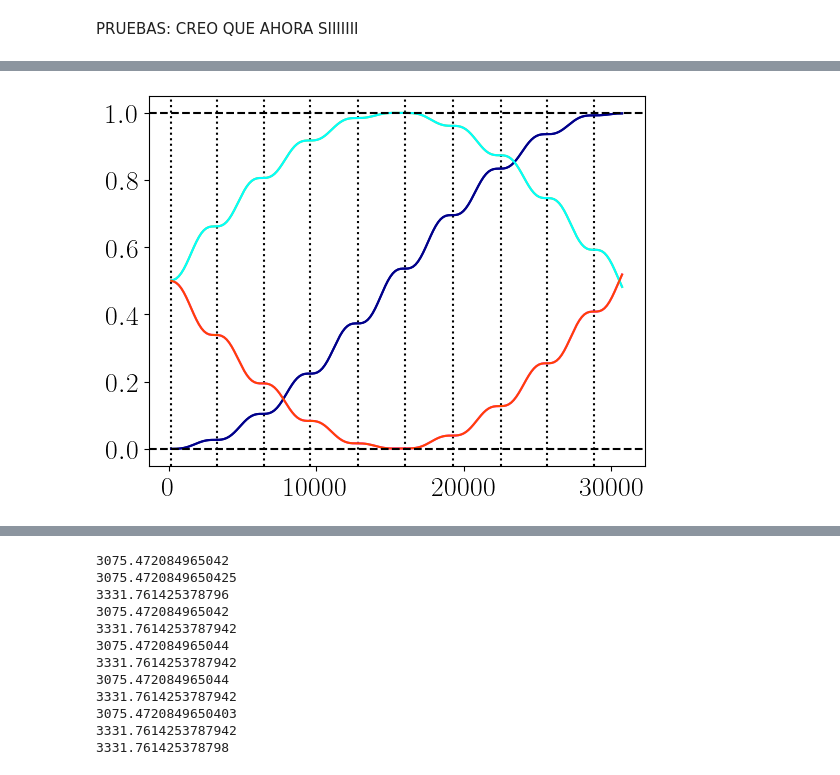
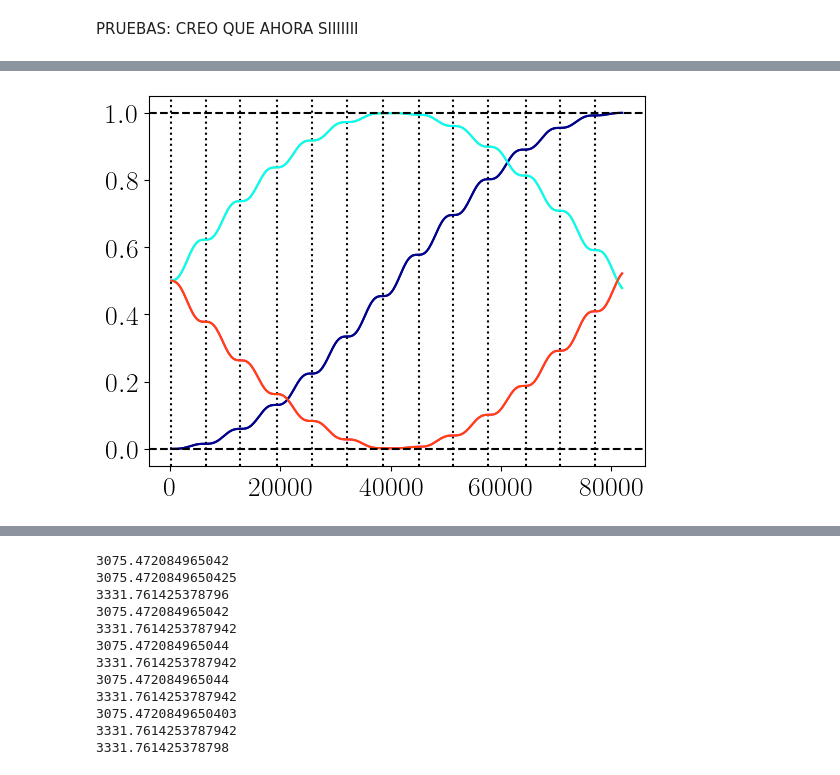
Before and after one commit to Jmalcrow/TFM, a Jupyter notebook: TIME_EVOLUTION_EQUALGAP.ipynb, the cells around one changed output, grey strips where cells are left out. Cells and saved outputs as stored; diff of their text form; code cells hidden in the pictures.

```diff
--- a/TIME_EVOLUTION_EQUALGAP.ipynb
+++ b/TIME_EVOLUTION_EQUALGAP.ipynb
@@ -53,14 +55,14 @@ alpha2=(1j*(E_Cj_2/E_L_2)**(1.0/4.0))
 #1ST VALUES
 
 #OJOOOO SE CAMBIA CON CADA SET OF VALUES
-epsilon_n=0.01*0.5
-epsilon_phi=(0.022776*np.pi)
+epsilon_n=0.005*0.5
+epsilon_phi=(0.011386*np.pi)
 
 #T=200*1/0.083
-T=30*1/0.00195092           #5.5*1/0.00195092
+T=80*1/0.00097546        #5.5*1/0.00195092
 print(T)
 #N_time=10000
-N_time=120
+N_time=400
 Delta_t=T/N_time
 print(Delta_t)
 time_array=np.linspace(Delta_t,T,N_time)
@@ -219,8 +221,8 @@ def calculate_overlap(vect1,vect2):
 #THESE ARE LOAD FOR M=20,N=50
 #EIGENVECTS_NG=np.load('EIGVECTS_NG.npy')
 #EIGENVECTS_PHIEXT=np.load('EIGVECTS_PHIEXT.npy')
-EIGENVECTS2_NG=np.load('EIGVECTS2_NG_EG_1.npy')
-EIGENVECTS2_PHIEXT=np.load('EIGVECTS2_PHIEXT_EG_1.npy')
+EIGENVECTS2_NG=np.load('EIGVECTS2_NG_EG_3.npy')
+EIGENVECTS2_PHIEXT=np.load('EIGVECTS2_PHIEXT_EG_3.npy')
 #print("SET 1 FOR NG =>",EIGENVECTS_NG)
 #print("SET 1 FOR PHI_EXT =>",EIGENVECTS_PHIEXT)
 #print("SET 2 FOR NG =>",EIGENVECTS2_NG)
@@ -336,71 +344,81 @@ plt.plot(time_array,Overlap2_GS_NG,label=r"$\mathcal{O}_{n_{\rm g, 1}}$", color=
 #plt.text(12814.467020687676, 0.24777916105284386,r"$\omega_2$")
 #plt.plot(19221.700531031514,0.31124743468783095, 'ro')
 #plt.annotate("", xy=(19221.700531031514, 0.22421773197138237), xytext=(16146.22844606647, 0.22421773197138237), arrowprops=dict(arrowstyle='<->', color="red"))
+plt.axvline(205.03147233100282, color='black', linestyle='dotted')
 #plt.text(16146.22844606647, 0.32421773197138237,r"$\omega_1$")
-#plt.axvline(170.85956027583566, color='black', linestyle='dotted')
 #plt.plot(22553.46195641031,0.405687137182611, 'ro')
 #plt.annotate("", xy=(22553.46195641031, 0.31124743468783095), xytext=(19221.700531031514, 0.31124743468783095), arrowprops=dict(arrowstyle='<->', color="red"))
 #plt.text(19221.700531031514, 0.41124743468783095,r"$\omega_2$")
-#plt.axvline(3246.3316452408776, color='black', linestyle='dotted')
+#plt.axvline(2187.0621604073403, color='black', linestyle='dotted')
 #plt.plot(25628.934041375353,0.5037498148895604, 'ro')
 #plt.annotate("", xy=(25628.934041375353, 0.405687137182611), xytext=(22553.46195641031, 0.405687137182611), arrowprops=dict(arrowstyle='<->', color="red"))
+#plt.axvline(4237.432935789222, color='black', linestyle='dotted')
 #plt.text(22553.46195641031, 0.505687137182611,r"$\omega_1$")
-#plt.axvline(6492.663290481755, color='black', linestyle='dotted')
 #plt.plot(28960.695466754147,0.6016795255624605, 'ro')
 #plt.annotate("", xy=(28960.695466754147, 0.5037498148895604), xytext=(25628.934041375353, 0.5037498148895604), arrowprops=dict(arrowstyle='<->', color="red"))
 #plt.text(25628.934041375353, 0.6037498148895604,r"$\omega_2$")
-#plt.axvline(9568.135375446798, color='black', linestyle='dotted')
+plt.axvline(6561.00711459209, color='black', linestyle='dotted')
 #plt.plot(32036.167551719187,0.6956771895474363, 'ro')
 #plt.annotate("", xy=(32036.167551719187, 0.6016795255624605), xytext=(28960.695466754147, 0.6016795255624605), arrowprops=dict(arrowstyle='<->', color="red"))
+plt.axvline(12711.951284522174, color='black', linestyle='dotted')
 #plt.text(28960.695466754147, 0.7016795255624605,r"$\omega_1$")
-#plt.axvline(12814.467020687674, color='black', linestyle='dotted')
 #plt.plot(35367.92897709798,0.7820428041370546, 'ro')
 #plt.annotate("", xy=(35367.92897709798, 0.6956771895474363), xytext=(32036.167551719187, 0.6956771895474363), arrowprops=dict(arrowstyle='<->', color="red"))
 #plt.text(32036.167551719187, 0.7956771895474363,r"$\omega_2$")
-#plt.axvline(16060.798665928553, color='black', linestyle='dotted')
+plt.axvline(19477.98987144527, color='black', linestyle='dotted')
 #plt.plot(38699.69040247678,0.8575615690874825, 'ro')
 #plt.annotate("", xy=(38699.69040247678, 0.7820428041370546), xytext=(35367.92897709798, 0.7820428041370546), arrowprops=dict(arrowstyle='<->', color="red"))
-#plt.text(35367.92897709798, 0.8820428041370546,r"$\omega_2$")
-#plt.axvline(19307.13031116943, color='black', linestyle='dotted')
+##plt.text(35367.92897709798, 0.8820428041370546,r"$\omega_2$")
+plt.axvline(25833.965513706356, color='black', linestyle='dotted')
 
 plt.plot(time_array,Overlap2_GS_NG_comparison_phi0,label=r"$\mathcal{O}_{\varphi_{\rm ext, 0} } $" , color= "yellowgreen")
+#plt.axvline(15036.052352800465, color='black', linestyle='dotted')
 #plt.plot(256.2893404137535,0.5009500341989357, 'ro')
-#plt.axvline(22553.46195641031, color='black', linestyle='dotted')
 #plt.plot(3331.7614253787956,0.5982068469070521, 'ro')
 #plt.annotate("", xy=(3331.7614253787956, 0.5009500341989357), xytext=(256.2893404137535, 0.5009500341989357), arrowprops=dict(arrowstyle='<->', color="red"))
 #plt.text(256.2893404137535, 0.5209500341989357,r"$\omega_1$")
-#plt.axvline(25628.93404137535, color='black', linestyle='dotted')
+plt.axvline(32189.941155967445, color='black', linestyle='dotted')
 #print(3331.7614253787956-256.2893404137535)
 #plt.plot(6407.233510343838,0.6922207364876315, 'ro')
 #plt.annotate("", xy=(6407.233510343838, 0.5982068469070521), xytext=(3331.7614253787956, 0.5982068469070521), arrowprops=dict(arrowstyle='<->', color="red"))
+plt.axvline(38545.91679822853, color='black', linestyle='dotted')
 #plt.text(3331.7614253787956, 0.6182068469070521,r"$\omega_1$")
-#plt.axvline(28875.26568661623, color='black', linestyle='dotted')
 #print(6407.233510343838-3331.7614253787956)
 #plt.plot(9738.994935722634,0.7790707238522113, 'ro')
 #plt.annotate("", xy=(9738.994935722634, 0.6922207364876315), xytext=(6407.233510343838, 0.6922207364876315), arrowprops=dict(arrowstyle='<->', color="red"))
 #plt.text(6407.233510343838, 0.7122207364876315,r"$\omega_2$")
-#plt.axvline(32103.612114985965, color='black', linestyle='dotted')
+plt.axvline(45106.92391282062, color='black', linestyle='dotted')
 #print(9738.994935722634-6407.233510343838)
 #plt.plot(12814.467020687676,0.8548808348604641, 'ro')
 #plt.annotate("", xy=(12814.467020687676, 0.7790707238522113), xytext=(9738.994935722634, 0.7790707238522113), arrowprops=dict(arrowstyle='<->', color="red"))
 #plt.text(9738.994935722634, 0.7990707238522113,r"$\omega_1$")
-#plt.axvline(35502.818103631536, color='black', linestyle='dotted')
+plt.axvline(51257.868082750705, color='black', linestyle='dotted')
 #print(12814.467020687676-9738.994935722634)
 #plt.plot(16146.22844606647,0.9170677620336155, 'ro')
 #plt.annotate("", xy=(16146.22844606647, 0.8548808348604641), xytext=(12814.467020687676, 0.8548808348604641), arrowprops=dict(arrowstyle='<->', color="red"))
-#plt.text(12814.467020687676, 0.8748808348604641,r"$\omega_2$")
-#plt.axvline(38750.94827055953, color='black', linestyle='dotted')
-#plt.axvline(41749.53355340045, color='black', linestyle='dotted')
-#plt.axvline(45209.43964898612, color='black', linestyle='dotted')
-#print(3246.3316452408776-170.85956027583566)
-#print(6492.663290481755-3246.3316452408776)
-#print(9568.135375446798-6492.663290481755)
-#print(12814.467020687674-9568.135375446798)
-#print(16060.798665928553-12814.467020687674)
-#print(19307.13031116943-16060.798665928553)
-#print(22553.46195641031-19307.13031116943)
-#print(25628.93404137535-22553.46195641031)
-#print(28875.26568661623-25628.93404137535)
+#plt.text(45209.43964898612, 0.8748808348604641,r"$\omega_2$")
+plt.axvline(57613.843725011786, color='black', linestyle='dotted')
+plt.axvline(64584.91378426588, color='black', linestyle='dotted')
+plt.axvline(70735.85795419596, color='black', linestyle='dotted')
+plt.axvline(77091.83359645706, color='black', linestyle='dotted')
+print(6561.00711459209-205.03147233100282)
+print(12711.951284522174-6561.00711459209)
+print(19477.98987144527-12711.951284522174)
+print(25833.965513706356-19477.98987144527)
+print(32189.941155967445-25833.965513706356)
+print(38545.91679822853-32189.941155967445)
+print(45106.92391282062-38545.91679822853)
+print(51257.868082750705-45106.92391282062)
+print(57613.843725011786-51257.868082750705)
+print(64584.91378426588-57613.843725011786)
+print(70735.85795419596-64584.91378426588)
+print(77091.83359645706-70735.85795419596)
+#print(21460.54744899703-19410.176673615148)
+#print(23510.91822437891-21460.54744899703)
+#print(25697.98038478625-23510.91822437891)
+#print(27885.04254519359-25697.98038478625)
+#print(30072.10470560093-27885.04254519359)
+#print(32259.166866008272-30072.10470560093)
 plt.plot(time_array,Overlap2_GS_NG_comparison_phi2,label=r"$\mathcal{O}_{\varphi_{\rm ext, 1} } $" , color="magenta")
 #plt.plot(256.2893404137535,0.49902632110672973, 'ro')
 #plt.plot(3331.7614253787956,0.40177043935925943, 'ro')
@@ -413,6 +431,6 @@ plt.plot(time_array,Overlap2_GS_PHIEXT_comparison_ng0,label=r"$\mathcal{O}_{n_{\
 plt.plot(time_array,Overlap2_GS_PHIEXT_comparison_ng2,label=r"$\mathcal{O}_{n_{\rm g,1} } $" , color="orangered")
 plt.axhline(1, color='black', linestyle='--')
 plt.axhline(0, color='black', linestyle='--')
-#plt.savefig('T_EVOL_T30_INVGAP_Nt120_NG_PHIEXT_M20N50_EG_1_alloverlapsandfreqs.png',dpi=300,bbox_inches='tight')
+#plt.savefig('T_EVOL_T80_INVGAP_Nt400_NG_PHIEXT_M20N50_EG_3_alloverlapsandfreqs.png',dpi=300,bbox_inches='tight')
 plt.show()
 # %% [output]
@@ -428 +449 @@ plt.show()
-[figure, old version]
+[figure, new version]
```
Also changed, not shown: parts of 5 cells of this notebook.
